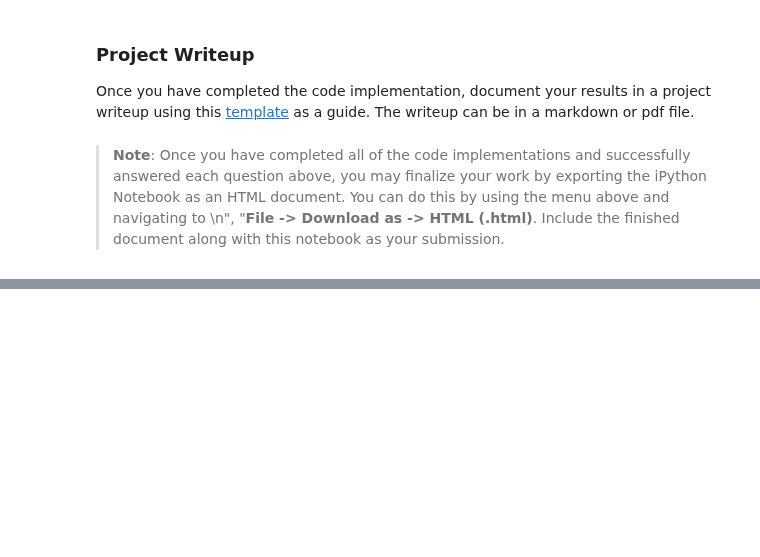
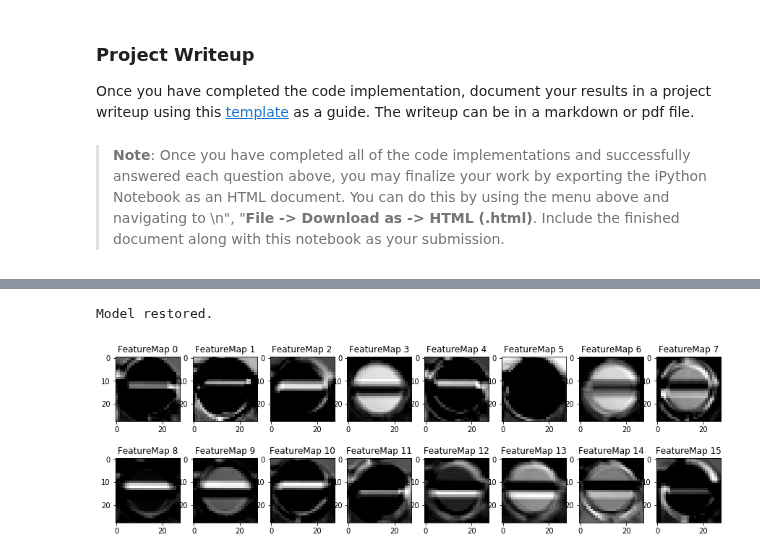
Before and after one commit to sandyleo26/CarND-Traffic-Sign-Classifier-Project, a Jupyter notebook: Traffic_Sign_Classifier.ipynb, the cells around one changed output, grey strips where cells are left out. Saved outputs shown, nothing was run; the diff lists cells and outputs as text; code cells hidden in the pictures; blank space fills up the shorter version.

```diff
--- a/Traffic_Sign_Classifier.ipynb
+++ b/Traffic_Sign_Classifier.ipynb
@@ -173,3 +261,14 @@ print(X_train_norm[0][0][0])
+# %%
+def evaluate(X_data, y_data):
+    num_examples = len(X_data)
+    total_accuracy = 0
+    sess = tf.get_default_session()
+    for offset in range(0, num_examples, BATCH_SIZE):
+        batch_x, batch_y = X_data[offset:offset+BATCH_SIZE], y_data[offset:offset+BATCH_SIZE]
+        accuracy = sess.run(accuracy_operation, feed_dict={x: batch_x, y: batch_y, keep_prob: 1.0})
+        total_accuracy += (accuracy * len(batch_x))
+
+    return total_accuracy / num_examples
 # %% [markdown]
 ### Train, Validate and Test the Model
 # %% [markdown]
@@ -200,3 +362,13 @@ You may find `signnames.csv` useful as it contains mappings from the class id (i
 ### Run the predictions here and use the model to output the prediction for each image.
 ### Make sure to pre-process the images with the same pre-processing pipeline used earlier.
 ### Feel free to use as many code cells as needed.
+num_examples = len(X_download)
+total_accuracy = 0
+prediction_operation = tf.argmax(logits, 1)
+with tf.Session() as sess:
+    saver.restore(sess, './lenet')
+    prediction_output = sess.run(prediction_operation, feed_dict={x: X_download, keep_prob: 1.0})
+    print(prediction_output)
+
+for p in prediction_output:
+    print(p, signdict[str(p)])
@@ -248,3 +432,11 @@ Looking just at the first row we get `[ 0.34763842,  0.24879643,  0.12789202]`,
 # %%
 ### Print out the top five softmax probabilities for the predictions on the German traffic sign images found on the web.
 ### Feel free to use as many code cells as needed.
+with tf.Session() as sess:
+    saver.restore(sess, './lenet')
+    top5_probabilities = sess.run(tf.nn.top_k(logits, k=5), feed_dict={x: X_download, keep_prob: 1.0})
+    for i, row in enumerate(top5_probabilities.indices):
+        print('preditions for image {}: '.format(i))
+        for j, index in enumerate(row):
+            print('{}, {}'.format(j, signdict[str(index)]))
+        print()
@@ -303,3 +513,21 @@ def outputFeatureMap(image_input, tf_activation, activation_min=-1, activation_m
             plt.imshow(activation[0,:,:, featuremap], interpolation="nearest", vmin=activation_min, cmap="gray")
         else:
             plt.imshow(activation[0,:,:, featuremap], interpolation="nearest", cmap="gray")
+# %%
+# y = tf.placeholder(tf.float32, (None))
+# k = tf.placeholder(tf.float32)
+tf.reset_default_graph()
+x = tf.placeholder(tf.float32, (None,32,32,3))
+conv1_W = tf.Variable(tf.truncated_normal(shape = [5, 5, 3, L1], mean=mu, stddev=sigma), name='conv1_W')
+conv1_b = tf.Variable(tf.zeros(L1), name='conv1_b')
+conv1 = tf.nn.conv2d(x, conv1_W, strides=[1, 1, 1, 1], padding='VALID') + conv1_b
+conv1 = tf.nn.relu(conv1)
+smallsaver = tf.train.Saver()
+
+with tf.Session() as sess:
+    smallsaver.restore(sess, './small')
+    print('Model restored.')
+    outputFeatureMap(X_download[0:1], conv1)
+# %% [output]
+Model restored.
+[figure, added]
```
Also changed, not shown: parts of 21 cells of this notebook.
